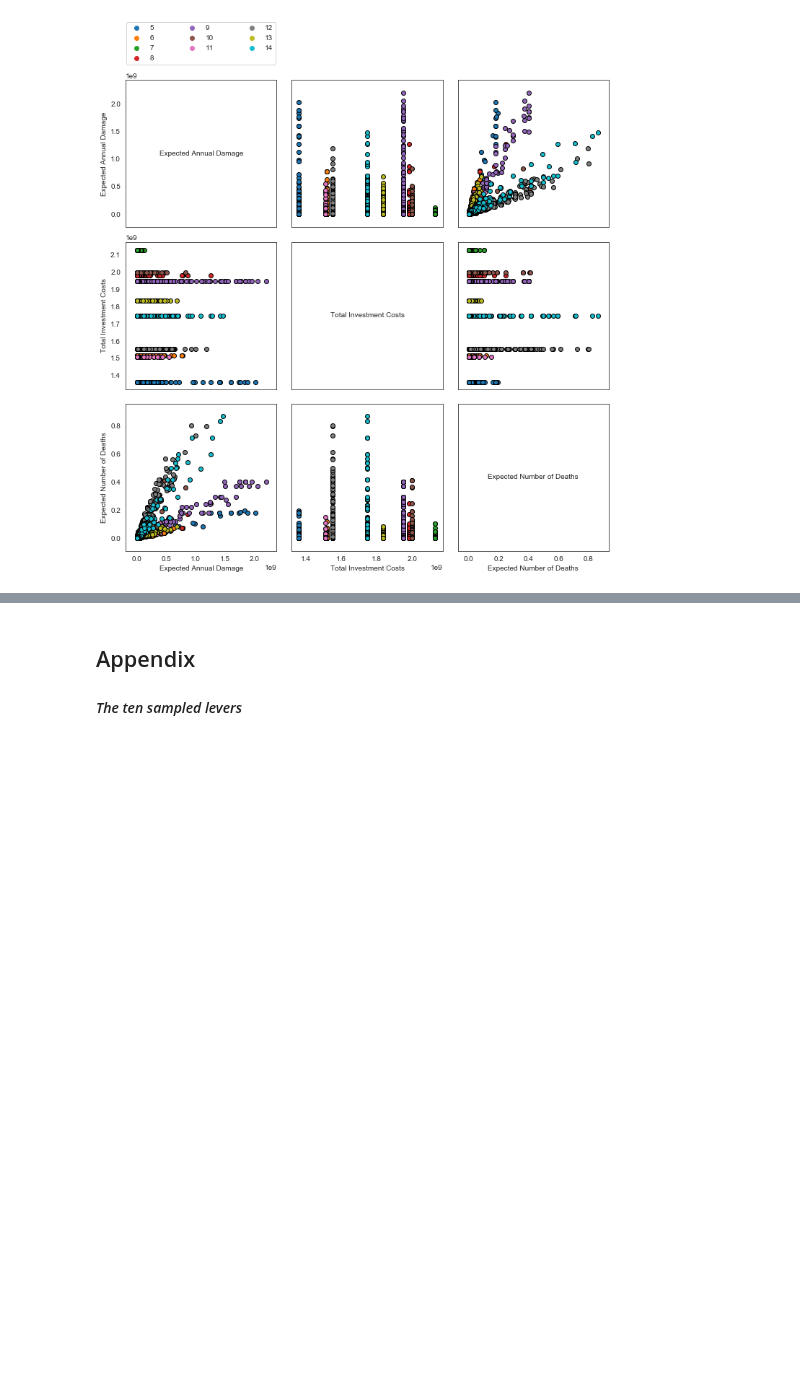
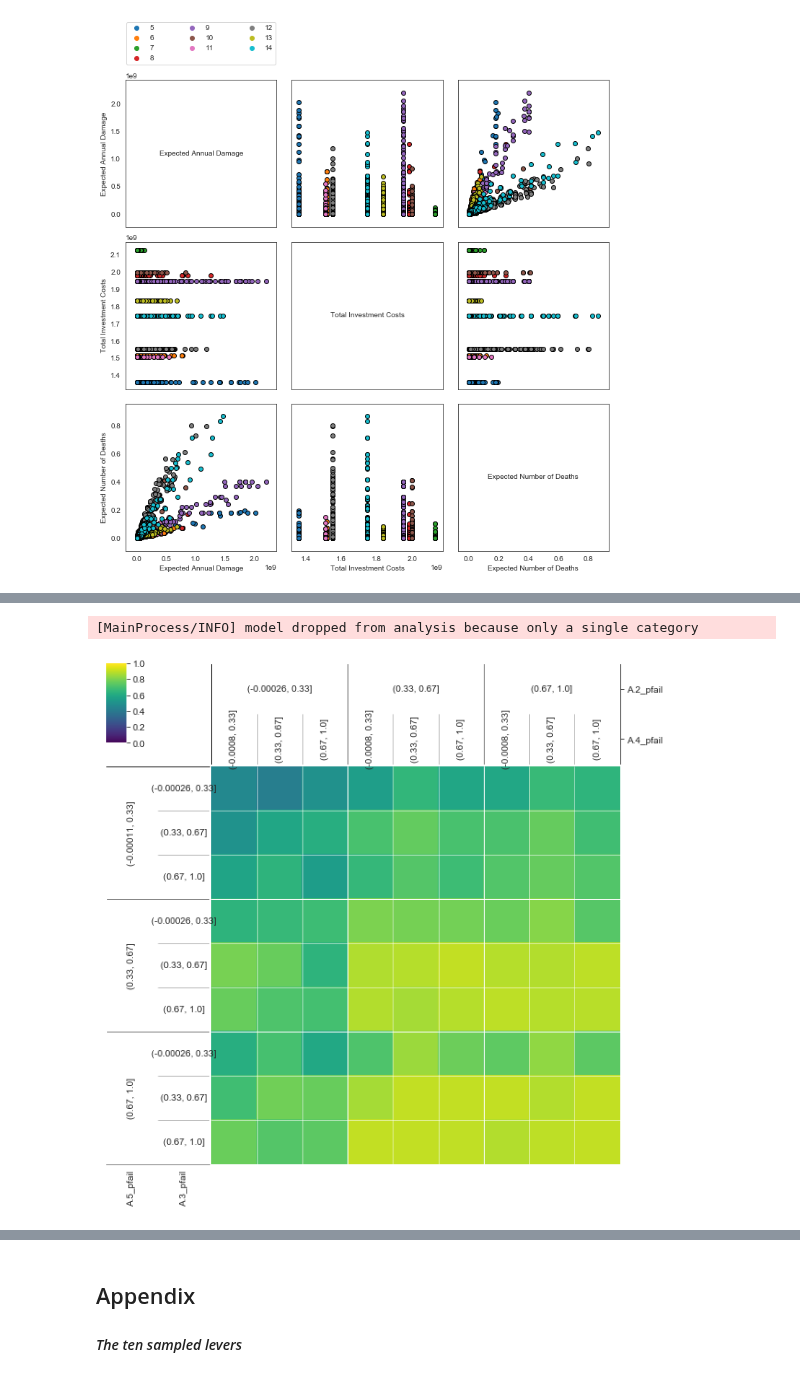
Before and after one commit to pdebiase/MBDM-group-11, a Jupyter notebook: final assignment/Open exploration Uncertainties.ipynb, the cells around one changed output, grey strips where cells are left out. Saved outputs shown, nothing was run; the diff lists cells and outputs as text; code cells hidden in the pictures; blank space fills up the shorter version.

```diff
--- a/final assignment/Open exploration Uncertainties.ipynb
+++ b/final assignment/Open exploration Uncertainties.ipynb
@@ -152,0 +195,9 @@ fig.set_size_inches([12, 12])
+# %%
+x = experiments_w0.drop(columns = [l.name for l in dike_model.levers]+['policy'])
+y = outcomes_w0['Expected Annual Damage'] < np.percentile(outcomes_w0['Expected Annual Damage'], q=75)
+
+dimensional_stacking.create_pivot_plot(x,y, 2, nbins=3, bin_labels=True)
+plt.show()
+# %% [output]
+[MainProcess/INFO] model dropped from analysis because only a single category
+[figure, added]
```
Also changed, not shown: parts of 19 cells of this notebook, 1 other file.
